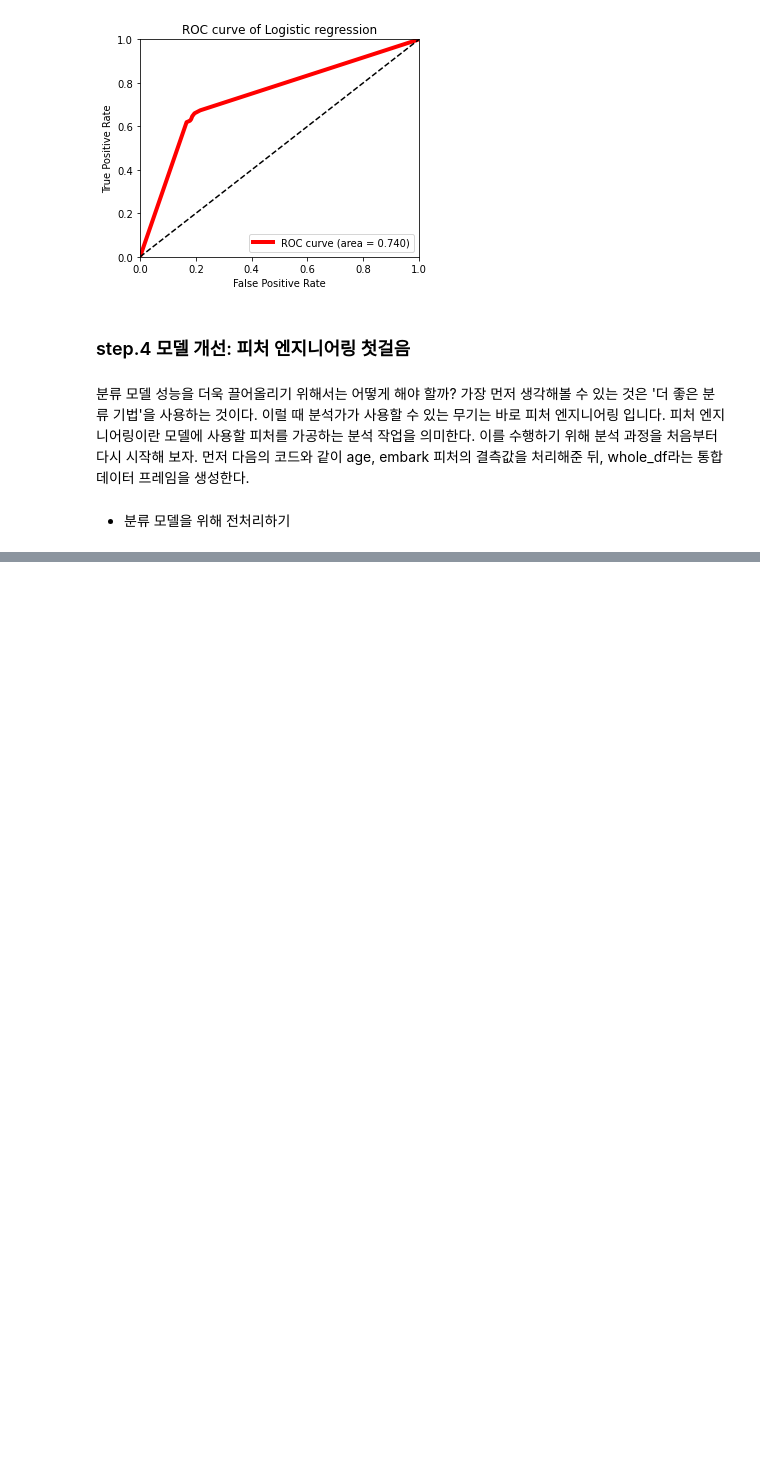
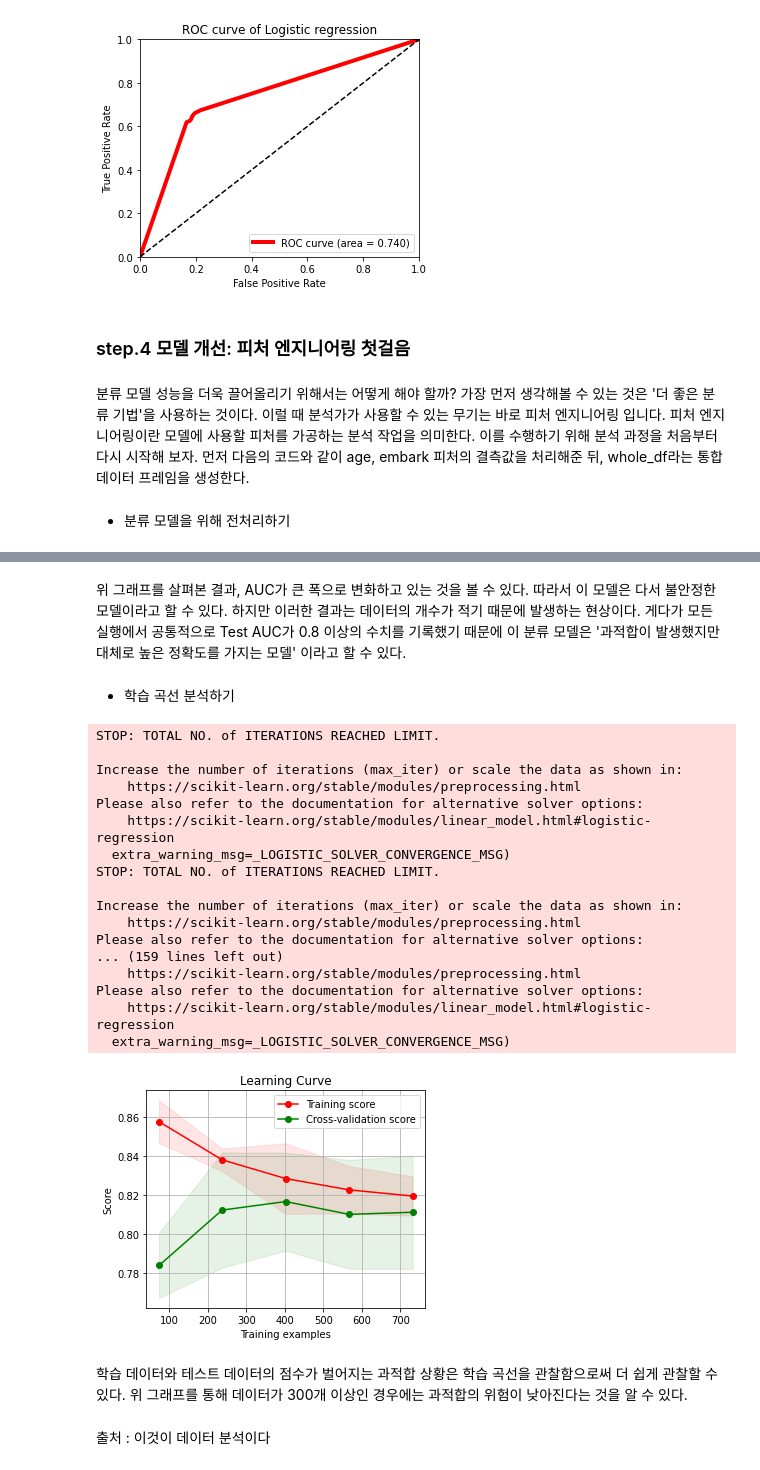
Before and after one commit to jaeyoon89/python_data_analysis, a Jupyter notebook: ch4-1_titanic_classification.ipynb, the cells around one changed output, grey strips where cells are left out. Saved outputs shown, nothing was run; the diff lists cells and outputs as text; code cells hidden in the pictures; blank space fills up the shorter version.

```diff
--- a/ch4-1_titanic_classification.ipynb
+++ b/ch4-1_titanic_classification.ipynb
@@ -421,0 +547,32 @@ df_train.head()
+# %% [markdown]
+위 그래프를 살펴본 결과, AUC가 큰 폭으로 변화하고 있는 것을 볼 수 있다. 따라서 이 모델은 다서 불안정한 모델이라고 할 수 있다.
+하지만 이러한 결과는 데이터의 개수가 적기 때문에 발생하는 현상이다. 게다가 모든 실행에서 공통적으로 Test AUC가 0.8 이상의 수치를 기록했기 때문에 이 분류 모델은 '과적합이 발생했지만 대체로 높은 정확도를 가지는 모델' 이라고 할 수 있다.
+# %% [markdown]
+- 학습 곡선 분석하기
+# %%
+import scikitplot as skplt
+skplt.estimators.plot_learning_curve(lr, x_train, y_train)
+plt.show()
+# %% [output]
+STOP: TOTAL NO. of ITERATIONS REACHED LIMIT.
+
+Increase the number of iterations (max_iter) or scale the data as shown in:
+    https://scikit-learn.org/stable/modules/preprocessing.html
+Please also refer to the documentation for alternative solver options:
+    https://scikit-learn.org/stable/modules/linear_model.html#logistic-regression
+  extra_warning_msg=_LOGISTIC_SOLVER_CONVERGENCE_MSG)
+STOP: TOTAL NO. of ITERATIONS REACHED LIMIT.
+
+Increase the number of iterations (max_iter) or scale the data as shown in:
+    https://scikit-learn.org/stable/modules/preprocessing.html
+Please also refer to the documentation for alternative solver options:
+... (159 lines left out)
+    https://scikit-learn.org/stable/modules/preprocessing.html
+Please also refer to the documentation for alternative solver options:
+    https://scikit-learn.org/stable/modules/linear_model.html#logistic-regression
+  extra_warning_msg=_LOGISTIC_SOLVER_CONVERGENCE_MSG)
+[figure, added]
+# %% [markdown]
+학습 데이터와 테스트 데이터의 점수가 벌어지는 과적합 상황은 학습 곡선을 관찰함으로써 더 쉽게 관찰할 수 있다. 위 그래프를 통해 데이터가 300개 이상인 경우에는 과적합의 위험이 낮아진다는 것을 알 수 있다.
+# %% [markdown]
+출처 : 이것이 데이터 분석이다
```
Also changed, not shown: parts of 44 cells of this notebook.
